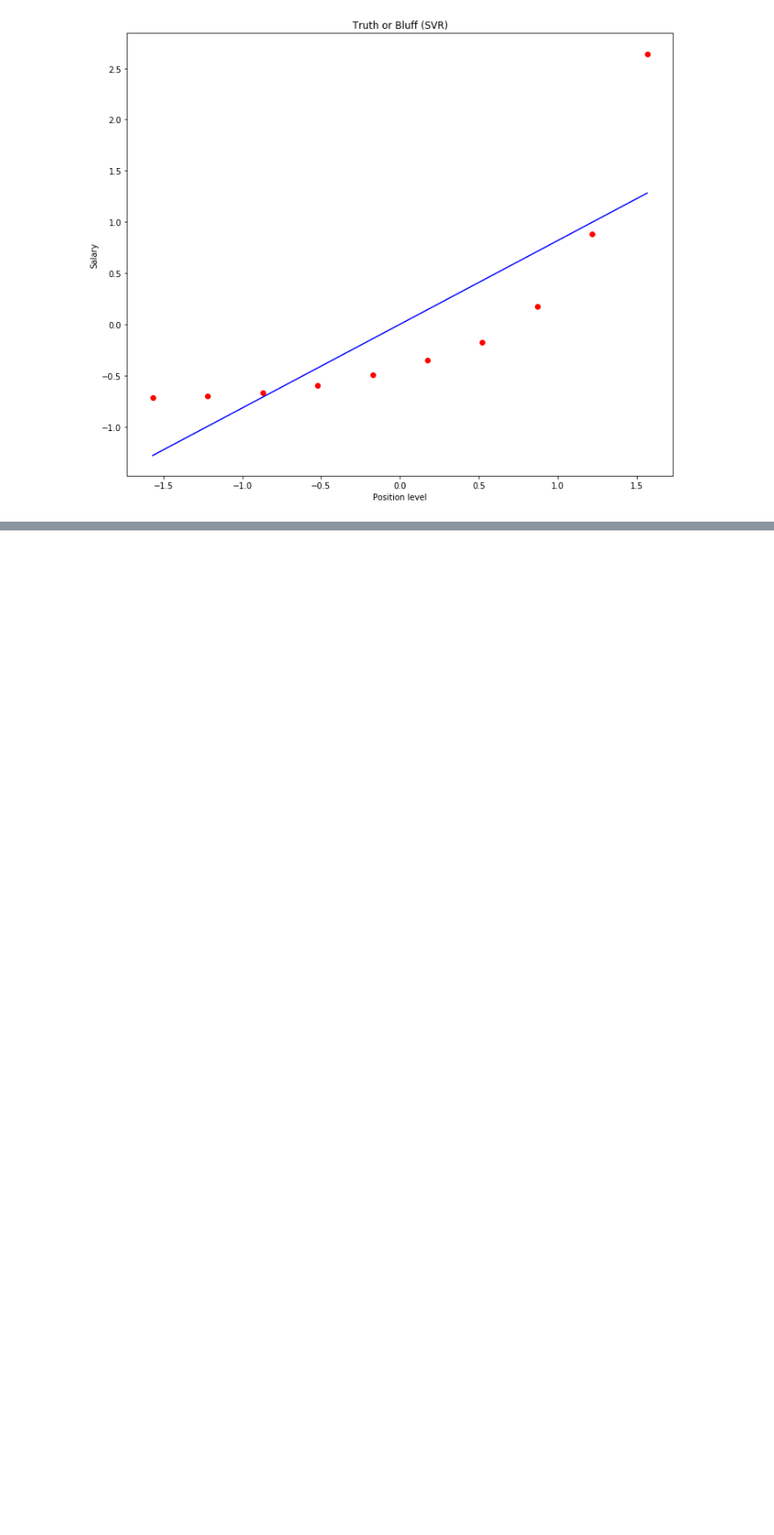
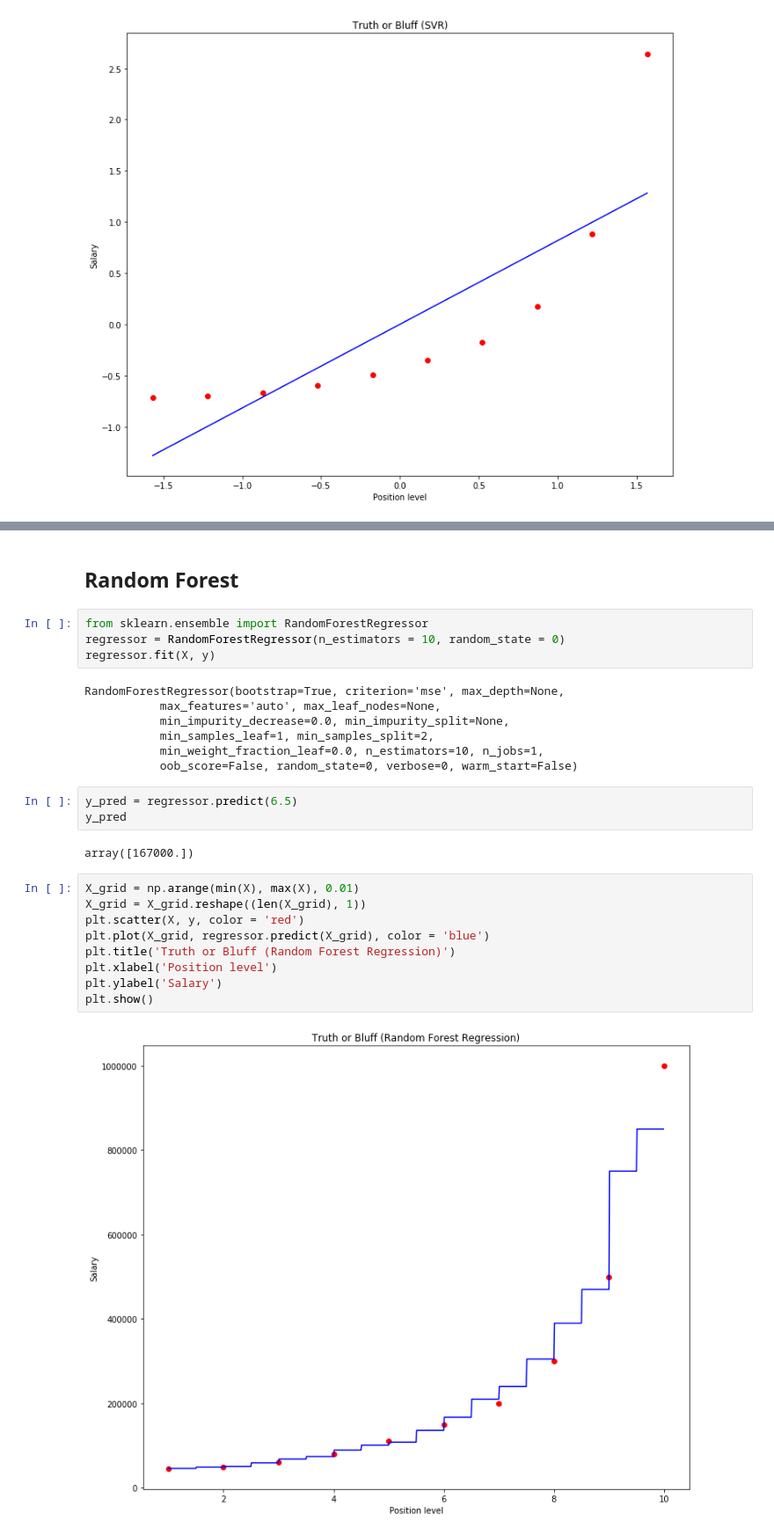
Before and after one commit to ywchiu/holintech, a Jupyter notebook: Demo20181222.ipynb, the cells around one changed output, grey strips where cells are left out. Shown: that part at 88% size. Cells and saved outputs as stored; diff of their text form; blank space fills up the shorter version.

```diff
--- a/Demo20181222.ipynb
+++ b/Demo20181222.ipynb
@@ -597,0 +634,29 @@ plt.show()
+# %% [markdown]
+## Random Forest
+# %%
+from sklearn.ensemble import RandomForestRegressor
+regressor = RandomForestRegressor(n_estimators = 10, random_state = 0)
+regressor.fit(X, y)
+# %% [output]
+RandomForestRegressor(bootstrap=True, criterion='mse', max_depth=None,
+           max_features='auto', max_leaf_nodes=None,
+           min_impurity_decrease=0.0, min_impurity_split=None,
+           min_samples_leaf=1, min_samples_split=2,
+           min_weight_fraction_leaf=0.0, n_estimators=10, n_jobs=1,
+           oob_score=False, random_state=0, verbose=0, warm_start=False)
+# %%
+y_pred = regressor.predict(6.5)
+y_pred
+# %% [output]
+array([167000.])
+# %%
+X_grid = np.arange(min(X), max(X), 0.01)
+X_grid = X_grid.reshape((len(X_grid), 1))
+plt.scatter(X, y, color = 'red')
+plt.plot(X_grid, regressor.predict(X_grid), color = 'blue')
+plt.title('Truth or Bluff (Random Forest Regression)')
+plt.xlabel('Position level')
+plt.ylabel('Salary')
+plt.show()
+# %% [output]
+[figure, added]
```
Also changed, not shown: parts of 7 cells of this notebook, 2 other files.
